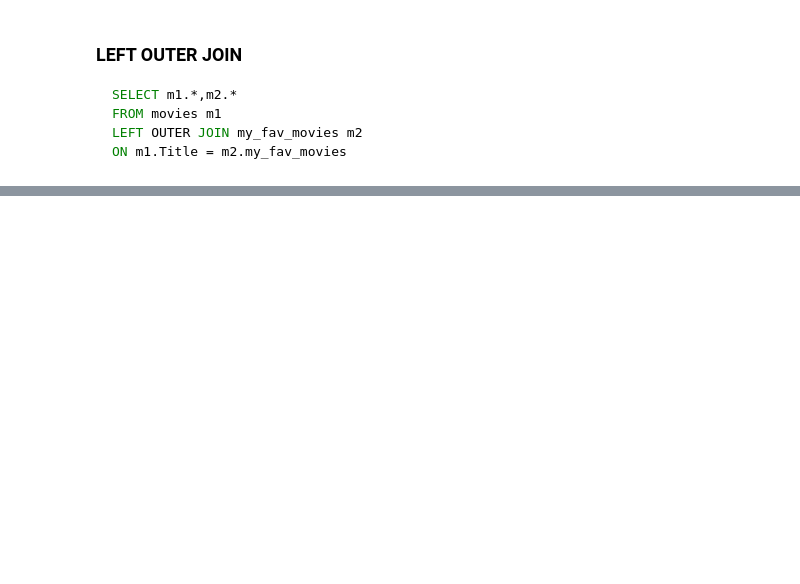
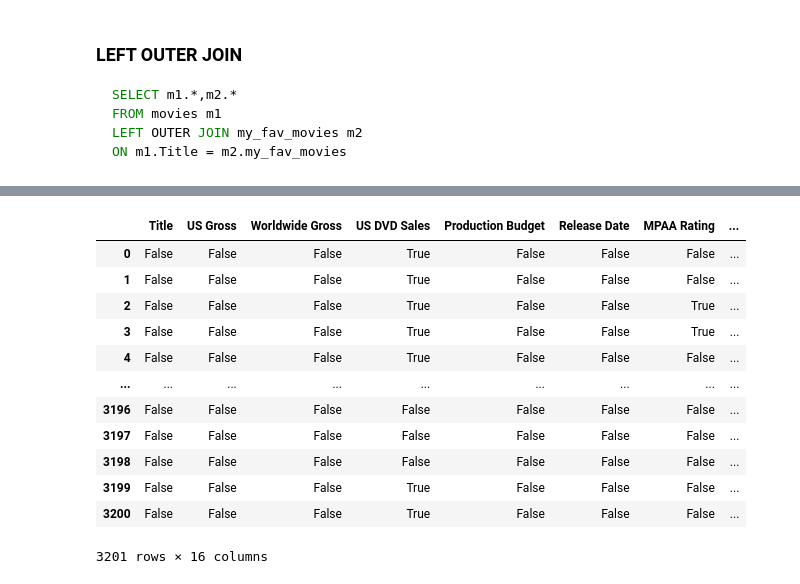
Before and after one commit to av1nash/ds-blog, a Jupyter notebook: _notebooks/2022-02-26-pandas-basics.ipynb, the cells around one changed output, grey strips where cells are left out. Saved outputs shown, nothing was run; the diff lists cells and outputs as text; code cells hidden in the pictures; blank space fills up the shorter version.

```diff
--- a/_notebooks/2022-02-26-pandas-basics.ipynb
+++ b/_notebooks/2022-02-26-pandas-basics.ipynb
@@ -168,0 +187,17 @@ pd.merge(df,df_favmovies, left_on='Title', right_on='my_fav_movies', how='left')
+# %%
+df.isnull()
+# In my knowledge there is no equivalent functionality in SQL, you can achieve it by adding CASE statement for all columns
+# %% [output]
+|  | Title | US Gross | Worldwide Gross | US DVD Sales | Production Budget | Release Date | MPAA Rating | ... |
+| 0 | False | False | False | True | False | False | False | ... |
+| 1 | False | False | False | True | False | False | False | ... |
+| 2 | False | False | False | True | False | False | True | ... |
+| 3 | False | False | False | True | False | False | True | ... |
+| 4 | False | False | False | True | False | False | False | ... |
+| ... | ... | ... | ... | ... | ... | ... | ... | ... |
+| 3196 | False | False | False | False | False | False | False | ... |
+| 3197 | False | False | False | False | False | False | False | ... |
+| 3198 | False | False | False | False | False | False | False | ... |
+| 3199 | False | False | False | True | False | False | False | ... |
+| 3200 | False | False | False | True | False | False | False | ... |
+3201 rows × 16 columns
```
Also changed, not shown: parts of 9 cells of this notebook, 6 other files.
